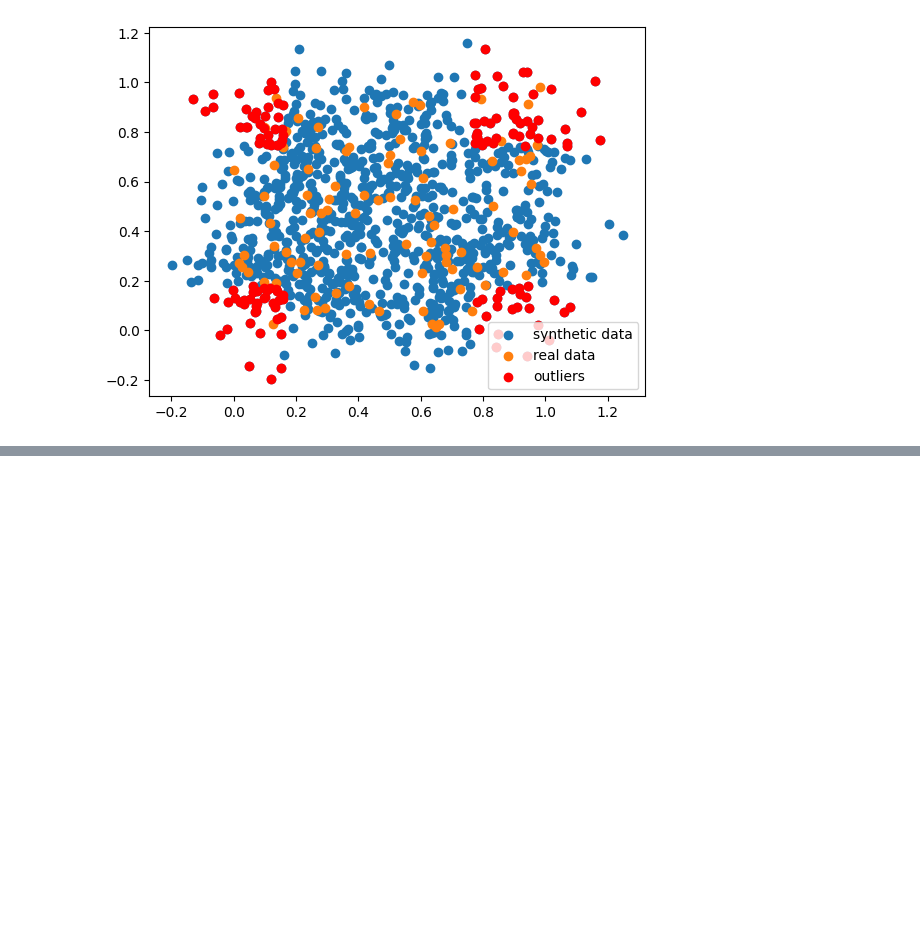
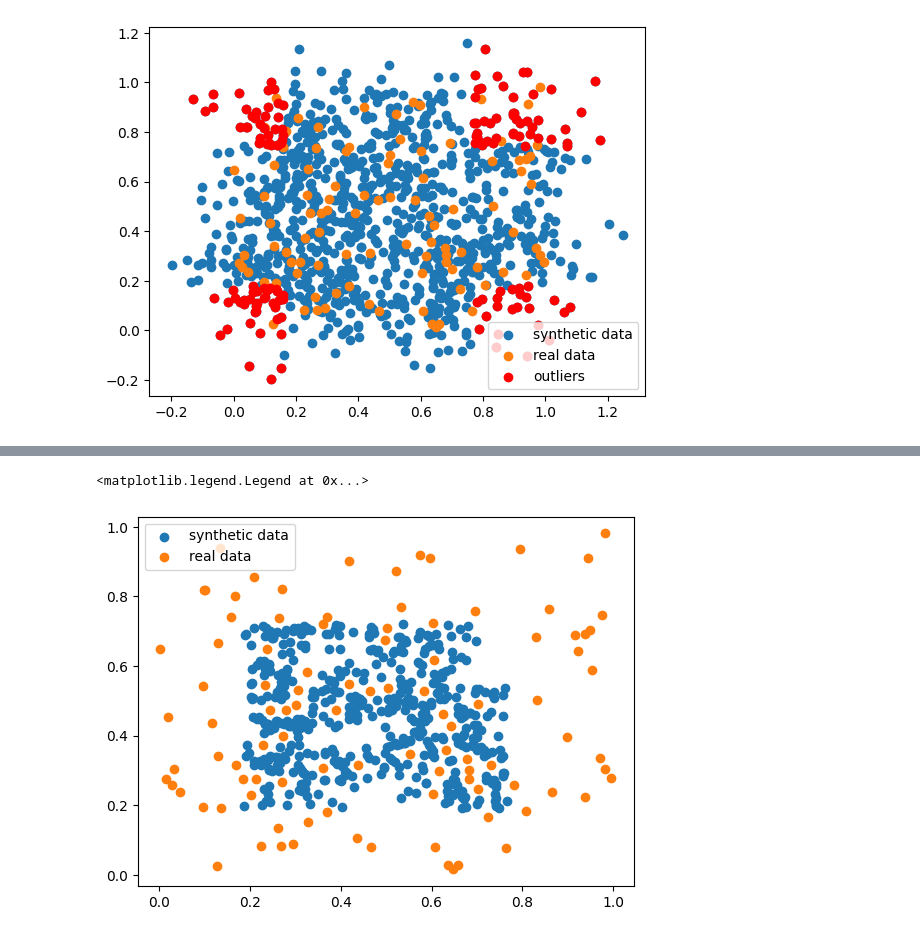
Before and after one commit to sbland/synthetic_data_notebooks, a Jupyter notebook: notebooks/fidelity_modeller.ipynb, the cells around one changed output, grey strips where cells are left out. Drawn from its saved outputs; the diff is of its cells as text; code cells hidden in the pictures; blank space fills up the shorter version.

Commit message:
Improve fidelity modelling notebook

```diff
--- a/notebooks/fidelity_modeller.ipynb
+++ b/notebooks/fidelity_modeller.ipynb
@@ -99,0 +114,22 @@ x
+# %%
+def generate_synthetic_data_advanced(
+    real_data,
+    n_samples=3000,
+    fidelity=0.03,
+    outlier_distance=1,
+    closest_distance_clip=0.03,
+):
+    # generate synthetic data
+    synthetic_data = generate_synthetic_data(real_data, n_samples=n_samples, fidelity=fidelity)
+    outliers = identify_outliers_per_variable(synthetic_data, distance=outlier_distance)
+    synthetic_data[outliers] = np.nan
+    synthetic_data = remove_close_points(real_data, synthetic_data, distance=closest_distance_clip)
+    return synthetic_data
+example_data = generate_synthetic_data_advanced(real_data)
+# plot synthetic data
+plt.scatter(example_data['x'], example_data['y'], label='synthetic data')
+plt.scatter(real_data['x'], real_data['y'], label='real data')
+plt.legend()
+# %% [output]
+<matplotlib.legend.Legend at 0x...>
+[figure, added]
```
Also changed, not shown: parts of 4 cells of this notebook.
